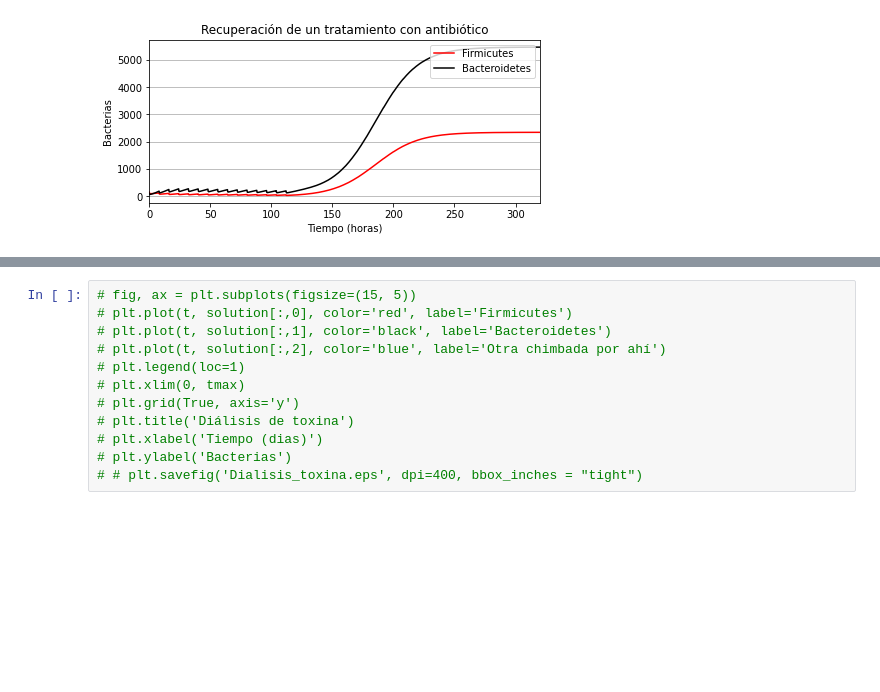
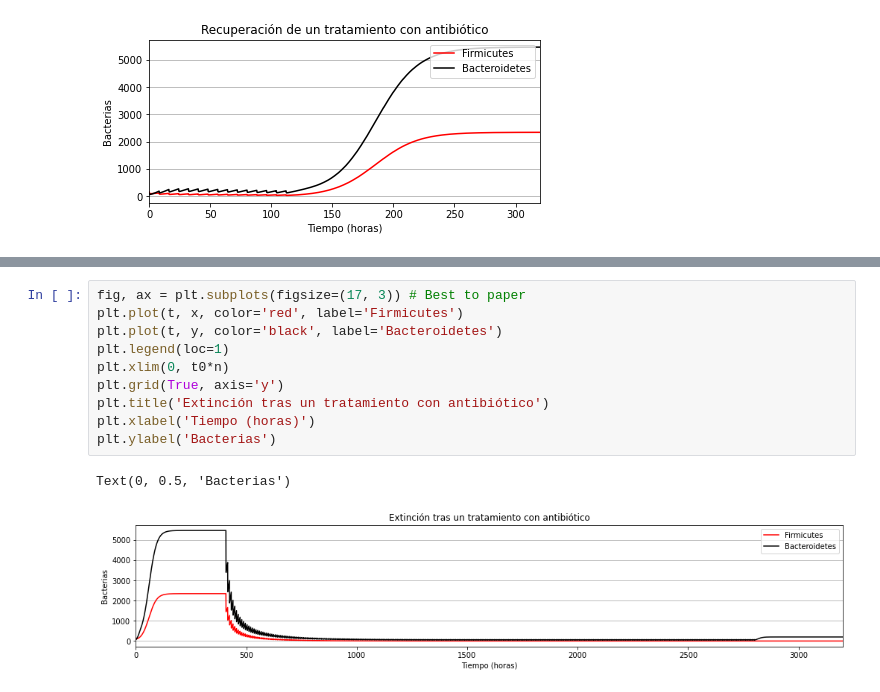
Before and after one commit to SergioPachonDotor/Proyectos_MAIBM, a Jupyter notebook: Proyecto_1/Simulaciones.ipynb, the cells around one changed output, grey strips where cells are left out. Cells and saved outputs as stored; diff of their text form; blank space fills up the shorter version.

```diff
--- a/Proyecto_1/Simulaciones.ipynb
+++ b/Proyecto_1/Simulaciones.ipynb
@@ -199,12 +247,13 @@ Text(0, 0.5, 'Bacterias')
 # %%
-# fig, ax = plt.subplots(figsize=(15, 5))
-# plt.plot(t, solution[:,0], color='red', label='Firmicutes')
-# plt.plot(t, solution[:,1], color='black', label='Bacteroidetes')
-# plt.plot(t, solution[:,2], color='blue', label='Otra chimbada por ahí')
-# plt.legend(loc=1)
-# plt.xlim(0, tmax)
-# plt.grid(True, axis='y')
-# plt.title('Diálisis de toxina')
-# plt.xlabel('Tiempo (dias)')
-# plt.ylabel('Bacterias')
-# # plt.savefig('Dialisis_toxina.eps', dpi=400, bbox_inches = "tight")
+fig, ax = plt.subplots(figsize=(17, 3)) # Best to paper
+plt.plot(t, x, color='red', label='Firmicutes')
+plt.plot(t, y, color='black', label='Bacteroidetes')
+plt.legend(loc=1)
+plt.xlim(0, t0*n)
+plt.grid(True, axis='y')
+plt.title('Extinción tras un tratamiento con antibiótico')
+plt.xlabel('Tiempo (horas)')
+plt.ylabel('Bacterias')
+# %% [output]
+Text(0, 0.5, 'Bacterias')
+[figure, added]
```
Also changed, not shown: parts of 11 cells of this notebook.
